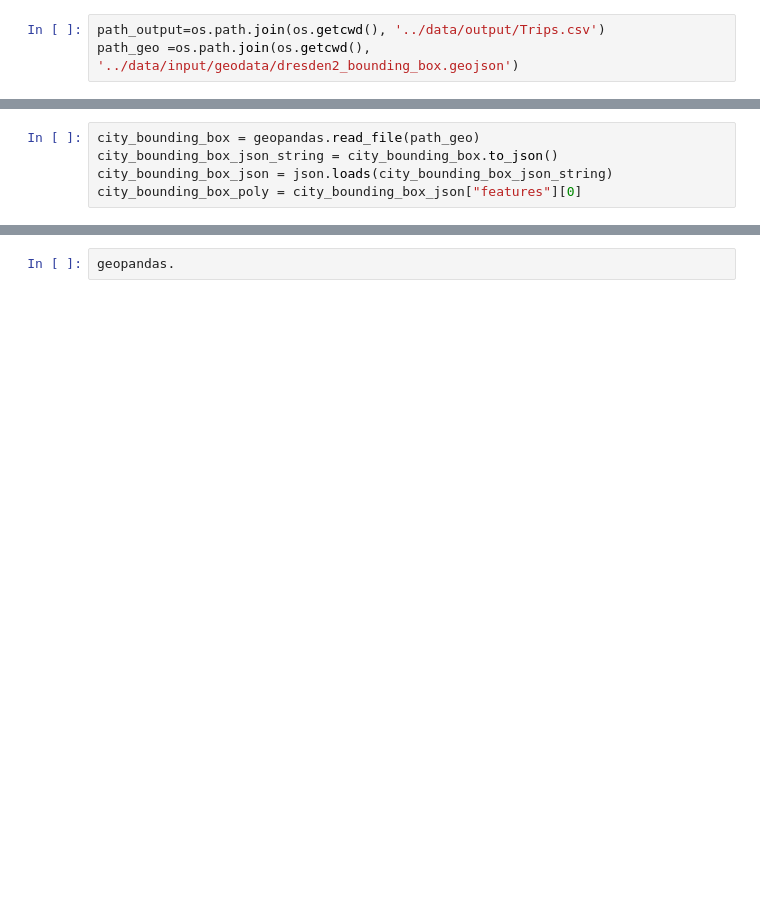
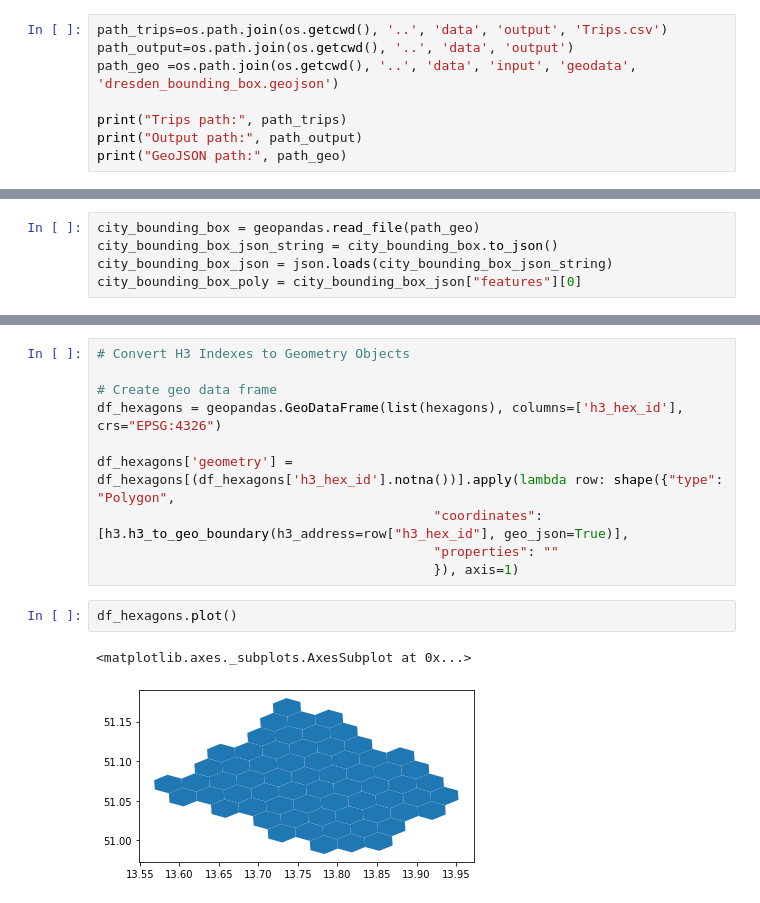
Before and after one commit to mulko93/AAA_Jupyter_Explorers, a Jupyter notebook: notebooks/02_Hexagons.ipynb, the cells around one changed output, grey strips where cells are left out. Drawn from its saved outputs; the diff is of its cells as text; blank space fills up the shorter version.

```diff
--- a/notebooks/02_Hexagons.ipynb
+++ b/notebooks/02_Hexagons.ipynb
@@ -8,3 +33,8 @@ from shapely.geometry import shape
 # %%
-path_output=os.path.join(os.getcwd(), '../data/output/Trips.csv')
-path_geo =os.path.join(os.getcwd(), '../data/input/geodata/dresden2_bounding_box.geojson')
+path_trips=os.path.join(os.getcwd(), '..', 'data', 'output', 'Trips.csv')
+path_output=os.path.join(os.getcwd(), '..', 'data', 'output')
+path_geo =os.path.join(os.getcwd(), '..', 'data', 'input', 'geodata', 'dresden_bounding_box.geojson')
+
+print("Trips path:", path_trips)
+print("Output path:", path_output)
+print("GeoJSON path:", path_geo)
@@ -39,2 +89,15 @@ NameError: name 'h3' is not defined
-# %%
-geopandas.
+# %%
+# Convert H3 Indexes to Geometry Objects
+
+# Create geo data frame
+df_hexagons = geopandas.GeoDataFrame(list(hexagons), columns=['h3_hex_id'], crs="EPSG:4326")
+
+df_hexagons['geometry'] = df_hexagons[(df_hexagons['h3_hex_id'].notna())].apply(lambda row: shape({"type": "Polygon",
+                                           "coordinates": [h3.h3_to_geo_boundary(h3_address=row["h3_hex_id"], geo_json=True)],
+                                           "properties": ""
+                                           }), axis=1)
+# %%
+df_hexagons.plot()
+# %% [output]
+<matplotlib.axes._subplots.AxesSubplot at 0x...>
+[figure, added]
```
Also changed, not shown: parts of 14 cells of this notebook, 7 other files.
